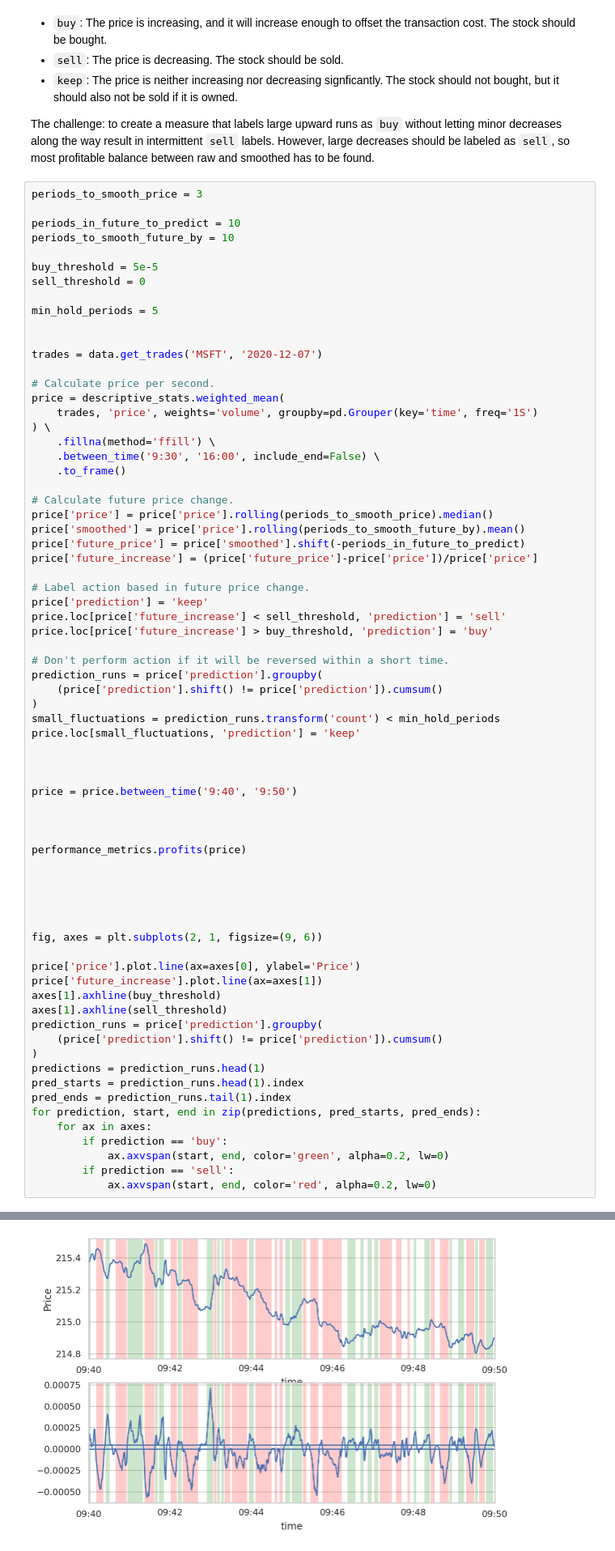
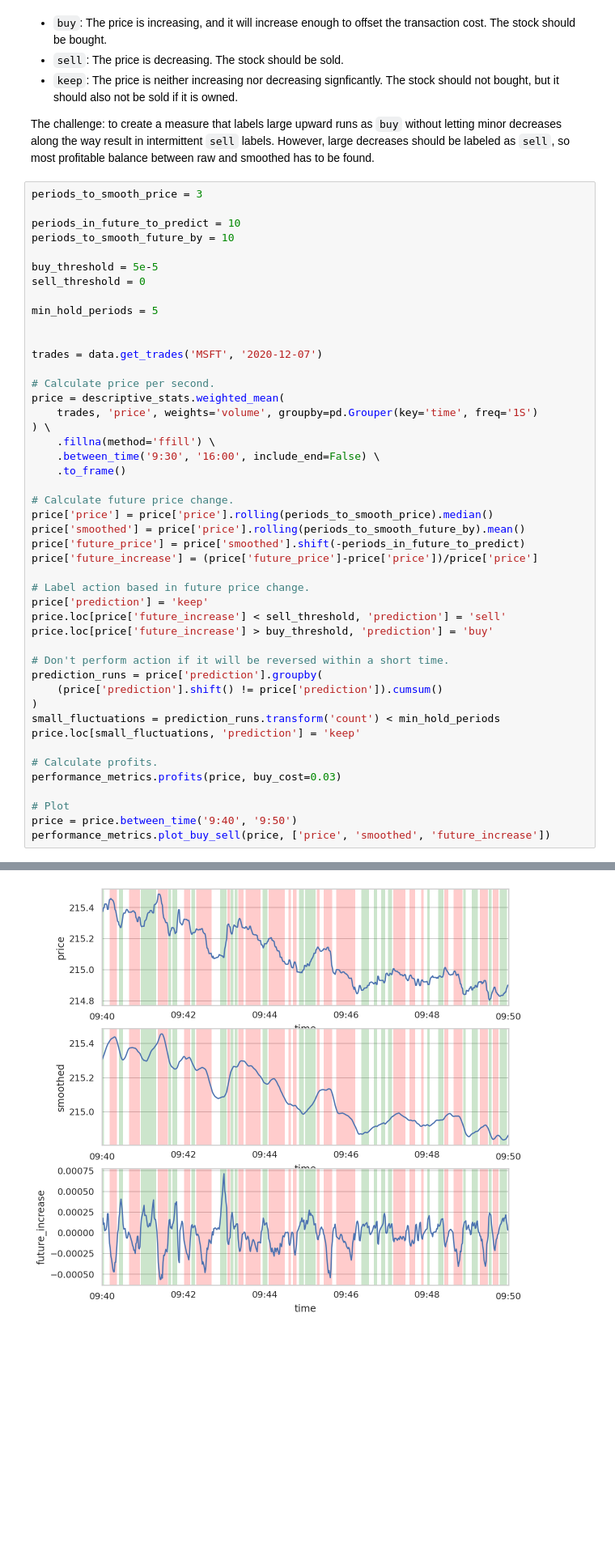
Before and after one commit to dwitvliet/project-stock-trading, a Jupyter notebook: stock_prediction.ipynb, the cells around one changed output, grey strips where cells are left out. Shown at 81% size. Cells and saved outputs as stored; diff of their text form; blank space fills up the shorter version.

Commit message:
Moved plotting function to examine predictions out of notebook

```diff
--- a/stock_prediction.ipynb
+++ b/stock_prediction.ipynb
@@ -208,34 +208,10 @@ prediction_runs = price['prediction'].groupby(
 small_fluctuations = prediction_runs.transform('count') < min_hold_periods
 price.loc[small_fluctuations, 'prediction'] = 'keep'
 
+# Calculate profits.
+performance_metrics.profits(price, buy_cost=0.03)
 
-
+# Plot
 price = price.between_time('9:40', '9:50')
-
-
-
-performance_metrics.profits(price)
-
-
-
-
-
-fig, axes = plt.subplots(2, 1, figsize=(9, 6))
-
-price['price'].plot.line(ax=axes[0], ylabel='Price')
-price['future_increase'].plot.line(ax=axes[1])
-axes[1].axhline(buy_threshold)
-axes[1].axhline(sell_threshold)
-prediction_runs = price['prediction'].groupby(
-    (price['prediction'].shift() != price['prediction']).cumsum()
-)
-predictions = prediction_runs.head(1)
-pred_starts = prediction_runs.head(1).index
-pred_ends = prediction_runs.tail(1).index
-for prediction, start, end in zip(predictions, pred_starts, pred_ends):
-    for ax in axes:
-        if prediction == 'buy':
-            ax.axvspan(start, end, color='green', alpha=0.2, lw=0)
-        if prediction == 'sell':
-            ax.axvspan(start, end, color='red', alpha=0.2, lw=0)
+performance_metrics.plot_buy_sell(price, ['price', 'smoothed', 'future_increase'])
 # %% [output]
@@ -245,4 +222,4 @@ Passive gain: -0.002199115312667921
-[figure, old version]
+[figure, new version]
 # %% [markdown]
 ## Feature engineering
 
```
Also changed, not shown: parts of 1 cell of this notebook, 1 other file.
